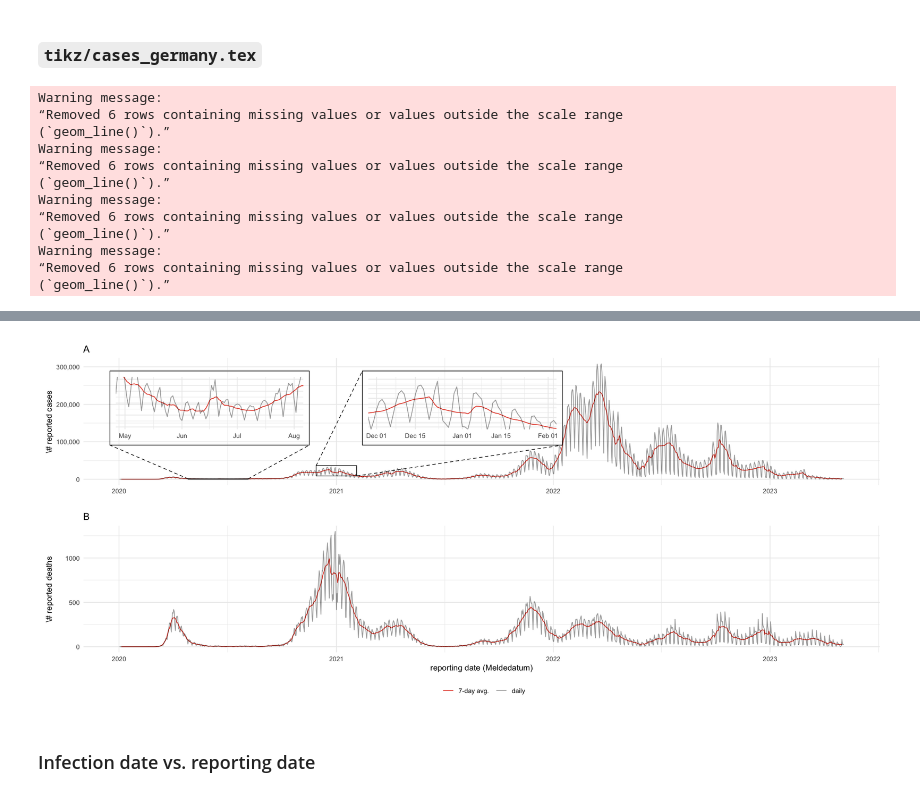
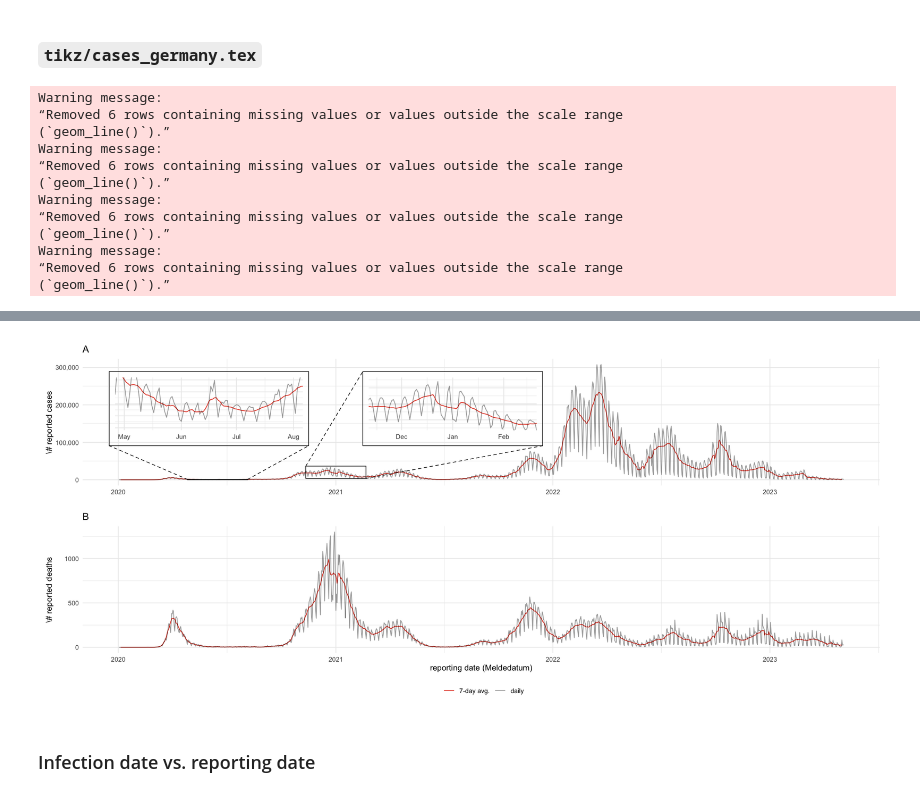
Before and after one commit to stefanheyder/dissertation, a Jupyter notebook: nbs/2 Epidemiology/02_03_data.ipynb, the cells around one changed output, grey strips where cells are left out. Drawn from its saved outputs; the diff is of its cells as text; code cells hidden in the pictures.

```diff
--- a/nbs/2 Epidemiology/02_03_data.ipynb
+++ b/nbs/2 Epidemiology/02_03_data.ipynb
@@ -35,8 +35,8 @@ p_cases <- df_weekly %>%
     scale_alpha_manual(values = c("daily" = .4, "7-day avg." = 1)) +
     labs(x = "", y = "\\# reported cases", alpha = "", color = "", title = "A") +
     geom_magnify( # christmas
-        from = list(ymd("2020-12-01"), ymd("2021-02-01"), .1 * 1e5, .35 * 1e5),
-        to =   list(ymd("2021-03-01"), ymd("2022-01-01"), 1e5, 2.8e5),
+        from = list(ymd("2020-11-16"), ymd("2021-02-16"), .05 * 1e5, .35 * 1e5),
+        to =   list(ymd("2021-03-01"), ymd("2021-12-01"), 1e5, 2.8e5),
         axes = "x"
     ) +
     geom_magnify( # Toennies
@@ -80,4 +80,4 @@ pdf
-[figure, old version]
+[figure, new version]
 # %% [markdown]
 ### Infection date vs. reporting date
 # %%
```
Also changed, not shown: parts of 1 cell of this notebook, 25 other files.
